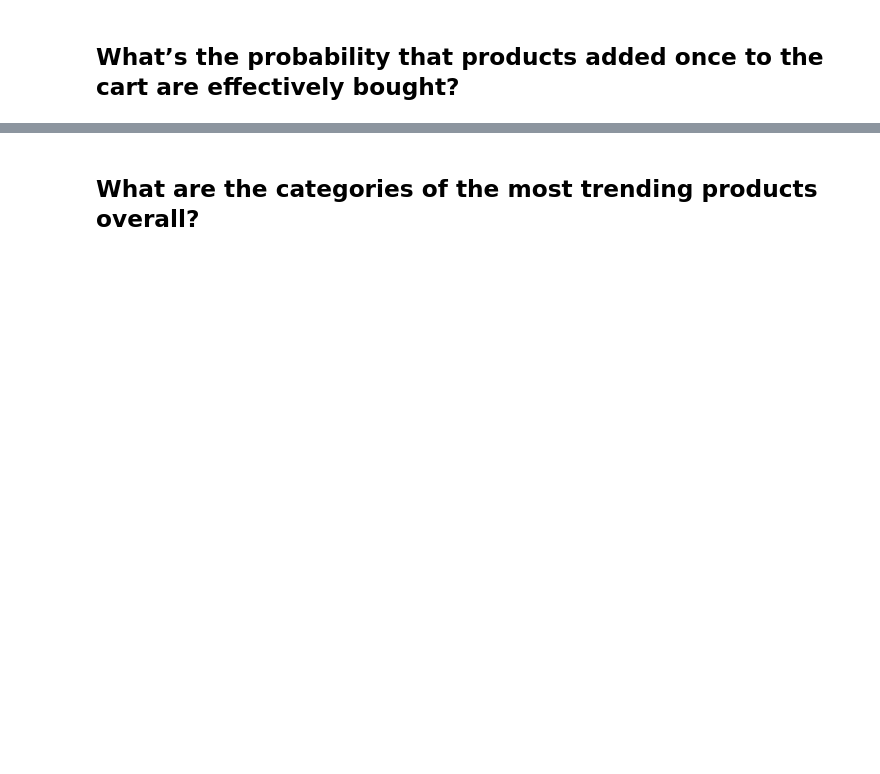
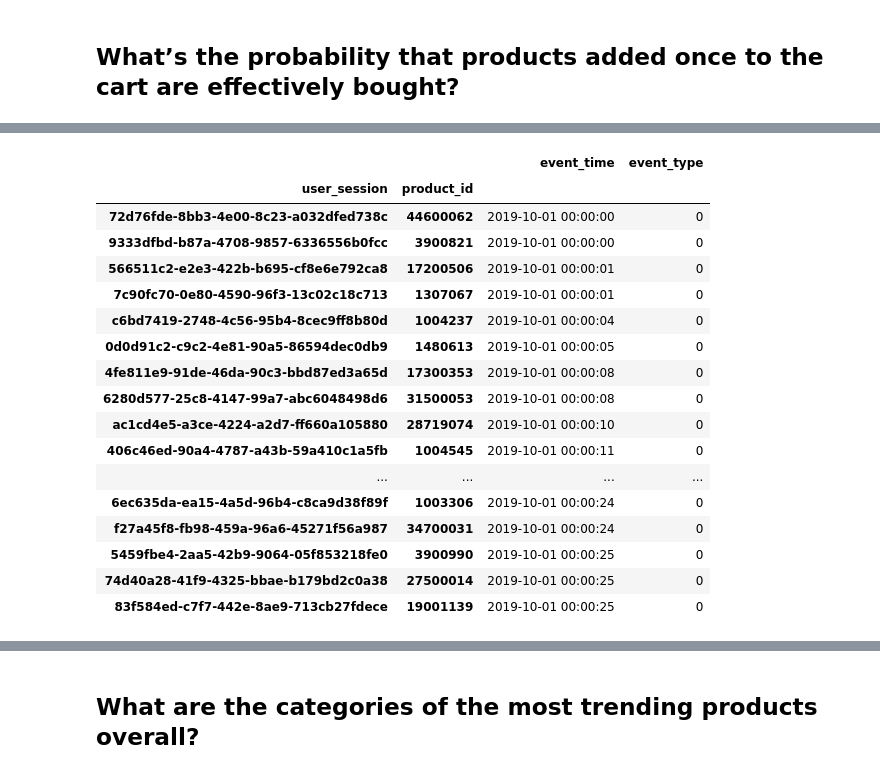
Before and after one commit to LA200/ADM_HW2, a Jupyter notebook: HW2 ADM.ipynb, the cells around one changed output, grey strips where cells are left out. Cells and saved outputs as stored; diff of their text form; code cells hidden in the pictures; blank space fills up the shorter version.

```diff
--- a/HW2 ADM.ipynb
+++ b/HW2 ADM.ipynb
@@ -25 +79,7 @@ import seaborn as sns
 df_labels = ['2019-Oct', '2019-Nov']
+# %%
+# Set up defaults that are to be used by functions corresponsing to different RQs
+default_nrows = 100_000
+deafult_size_mb = 2  # 500
+default_file_label = df_labels[0]
+default_aws = False
@@ -26,5 +109,9 @@ df_labels = ['2019-Oct', '2019-Nov']
 # %%
-def get_file_path(df_label='2019-Oct', aws=False):
+def get_file_path(df_label=default_file_label, aws=False):
+    """
+    Function to retrive by a label either *.csv path of a file stored locally
+    or request downloading from a file located on AWS S3
+    """
     if aws:
         return f"s3://sapienza2020adm/ecommerce/{df_label}.csv"
     return f"datasets/{df_label}.csv"
@@ -390,0 +540,53 @@ Processing a chunk #9
+# %%
+chunk = read_csv(
+    nrows=100_000,
+    size_mb=None,  # without chunks
+    usecols=['event_time', 'event_type', 'product_id', 'user_session'],
+    dtype={'user_session': str, 'product_id': np.uint32, 'event_type': str, 'event_time': str}
+)
+chunk['event_time']=pd.to_datetime(chunk['event_time']).dt.tz_convert(None)  # for datetime conversion
+# daily_summary_table = dataset.groupby(  # can be used for the conversion, handy
+#     by=[dataset['event_time'].dt.normalize()]
+# ).agg(
+#     n_daily_visits=('user_session', lambda x: x.nunique())
+# )
+# replace events which are not 'view' with new category goal
+chunk.loc[:, 'event_type'] = chunk['event_type'].map({'purchase': 1, 'cart': 1, 'view': 0})
+chunk = chunk.set_index(['user_session', 'product_id'])
+chunk = chunk.dropna()
+# chunk = chunk.event_type.where(chunk['event_type'].isin(['purchase', 'cart']), 1, 0)
+# chunk['key'] = chunk.groupby(["user_session", "product_id", "event_type"]).cumcount()
+# chunk = chunk.set_index(['user_session', 'product_id'])
+# chunk = chunk.pivot_table(
+#     index=["user_session", "product_id"],
+#     columns=["event_type"],
+#     values=["event_time"],
+#     aggfunc='min'
+# )
+# chunk.fillna()
+# chunk.columns = chunk.columns.droplevel()
+# chunk = chunk.dropna()
+# chunk['delta'] = (chunk.purchase - chunk.cart).dt.seconds
+# chunk = chunk.drop(columns=['cart', 'purchase']).groupby(
+#     ['user_session', 'product_id']
+# ).delta.agg('mean').to_frame()
+chunk.head(30)
+# %% [output]
+|  |  | event_time | event_type |
+| user_session | product_id |  |  |
+| 72d76fde-8bb3-4e00-8c23-a032dfed738c | 44600062 | 2019-10-01 00:00:00 | 0 |
+| 9333dfbd-b87a-4708-9857-6336556b0fcc | 3900821 | 2019-10-01 00:00:00 | 0 |
+| 566511c2-e2e3-422b-b695-cf8e6e792ca8 | 17200506 | 2019-10-01 00:00:01 | 0 |
+| 7c90fc70-0e80-4590-96f3-13c02c18c713 | 1307067 | 2019-10-01 00:00:01 | 0 |
+| c6bd7419-2748-4c56-95b4-8cec9ff8b80d | 1004237 | 2019-10-01 00:00:04 | 0 |
+| 0d0d91c2-c9c2-4e81-90a5-86594dec0db9 | 1480613 | 2019-10-01 00:00:05 | 0 |
+| 4fe811e9-91de-46da-90c3-bbd87ed3a65d | 17300353 | 2019-10-01 00:00:08 | 0 |
+| 6280d577-25c8-4147-99a7-abc6048498d6 | 31500053 | 2019-10-01 00:00:08 | 0 |
+| ac1cd4e5-a3ce-4224-a2d7-ff660a105880 | 28719074 | 2019-10-01 00:00:10 | 0 |
+| 406c46ed-90a4-4787-a43b-59a410c1a5fb | 1004545 | 2019-10-01 00:00:11 | 0 |
+| ... | ... | ... | ... |
+| 6ec635da-ea15-4a5d-96b4-c8ca9d38f89f | 1003306 | 2019-10-01 00:00:24 | 0 |
+| f27a45f8-fb98-459a-96a6-45271f56a987 | 34700031 | 2019-10-01 00:00:24 | 0 |
+| 5459fbe4-2aa5-42b9-9064-05f853218fe0 | 3900990 | 2019-10-01 00:00:25 | 0 |
+| 74d40a28-41f9-4325-bbae-b179bd2c0a38 | 27500014 | 2019-10-01 00:00:25 | 0 |
+| 83f584ed-c7f7-442e-8ae9-713cb27fdece | 19001139 | 2019-10-01 00:00:25 | 0 |
```
Also changed, not shown: parts of 37 cells of this notebook.
